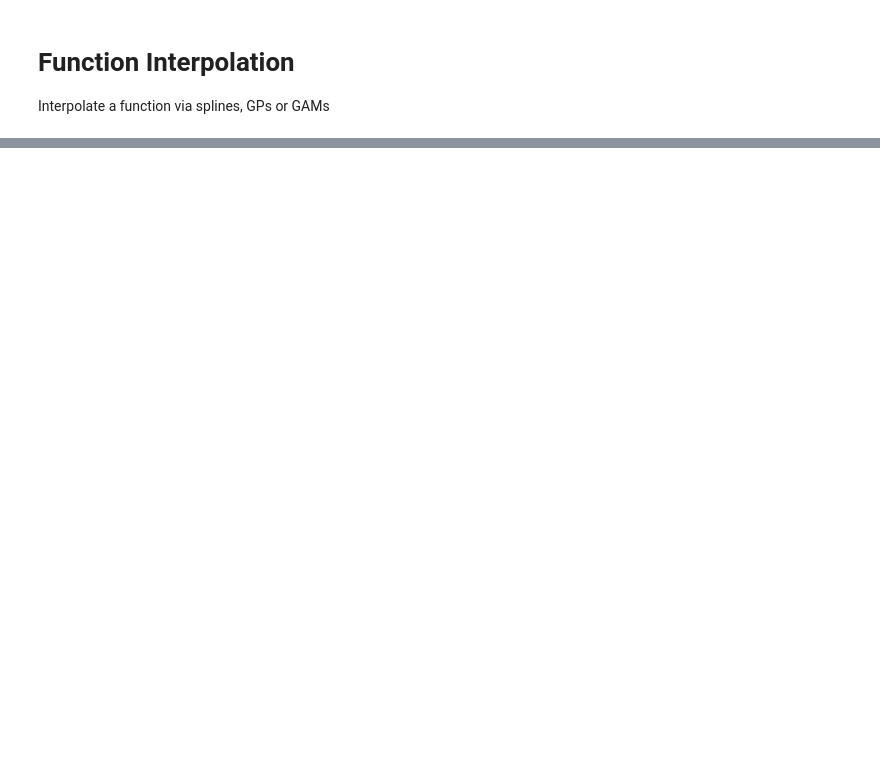
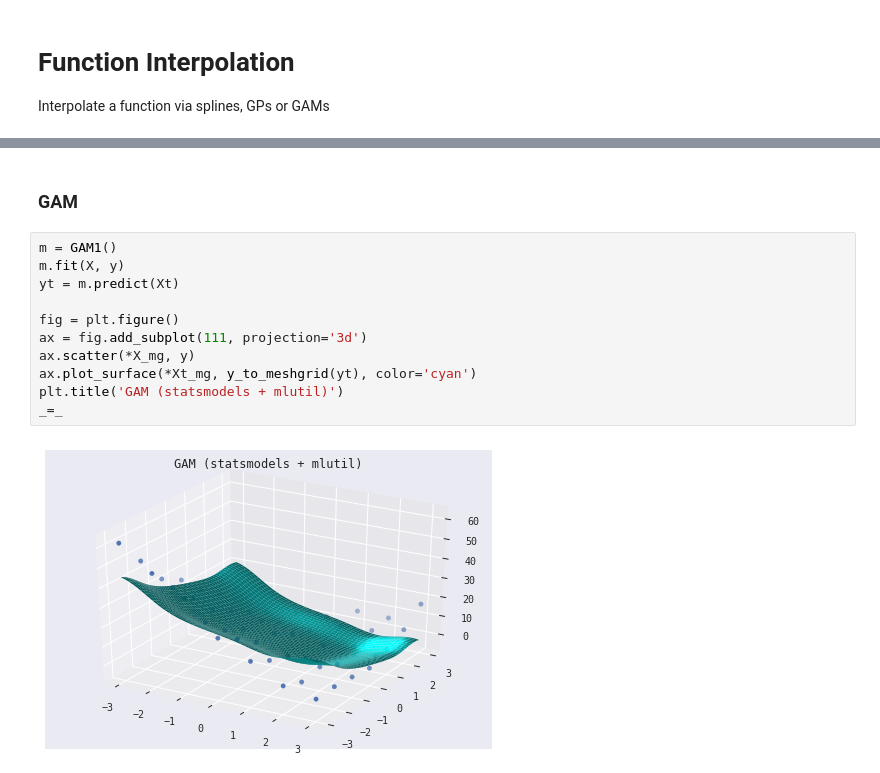
Before and after one commit to mysterious-ben/ds-examples, a Jupyter notebook: models/function_interpolation.ipynb, the cells around one changed output, grey strips where cells are left out. Cells and saved outputs as stored; diff of their text form; blank space fills up the shorter version.

```diff
--- a/models/function_interpolation.ipynb
+++ b/models/function_interpolation.ipynb
@@ -77,0 +155,15 @@ _=_
+# %% [markdown]
+### GAM
+# %%
+m = GAM1()
+m.fit(X, y)
+yt = m.predict(Xt)
+
+fig = plt.figure()
+ax = fig.add_subplot(111, projection='3d')
+ax.scatter(*X_mg, y)
+ax.plot_surface(*Xt_mg, y_to_meshgrid(yt), color='cyan')
+plt.title('GAM (statsmodels + mlutil)')
+_=_
+# %% [output]
+[figure, added]
```
Also changed, not shown: parts of 16 cells of this notebook, 1 other file.
